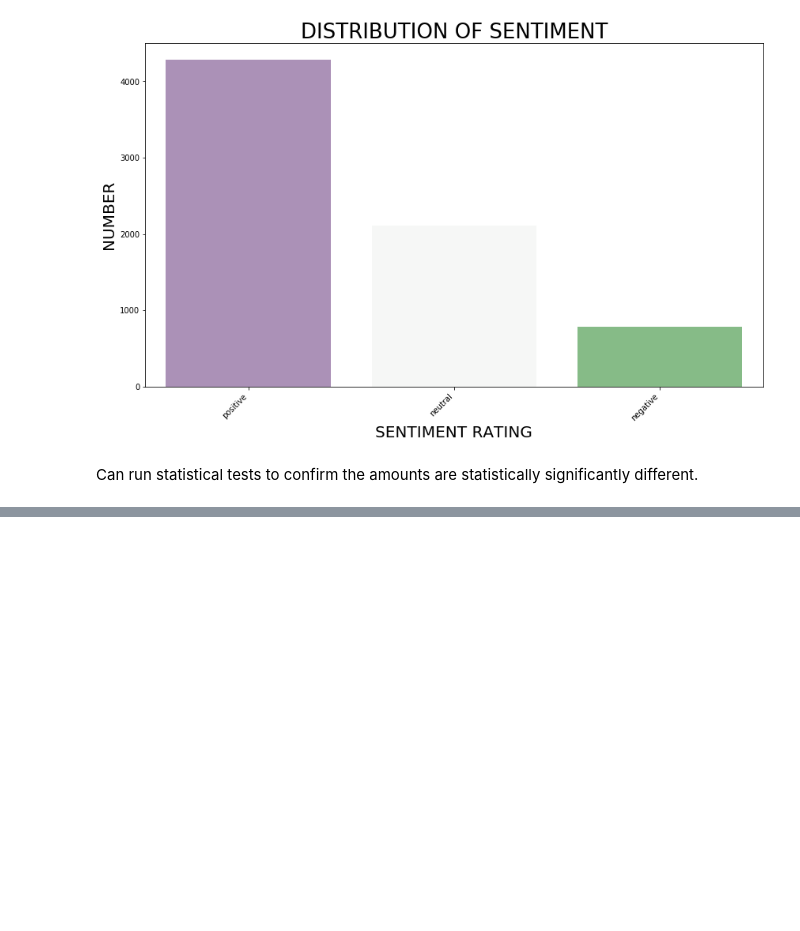
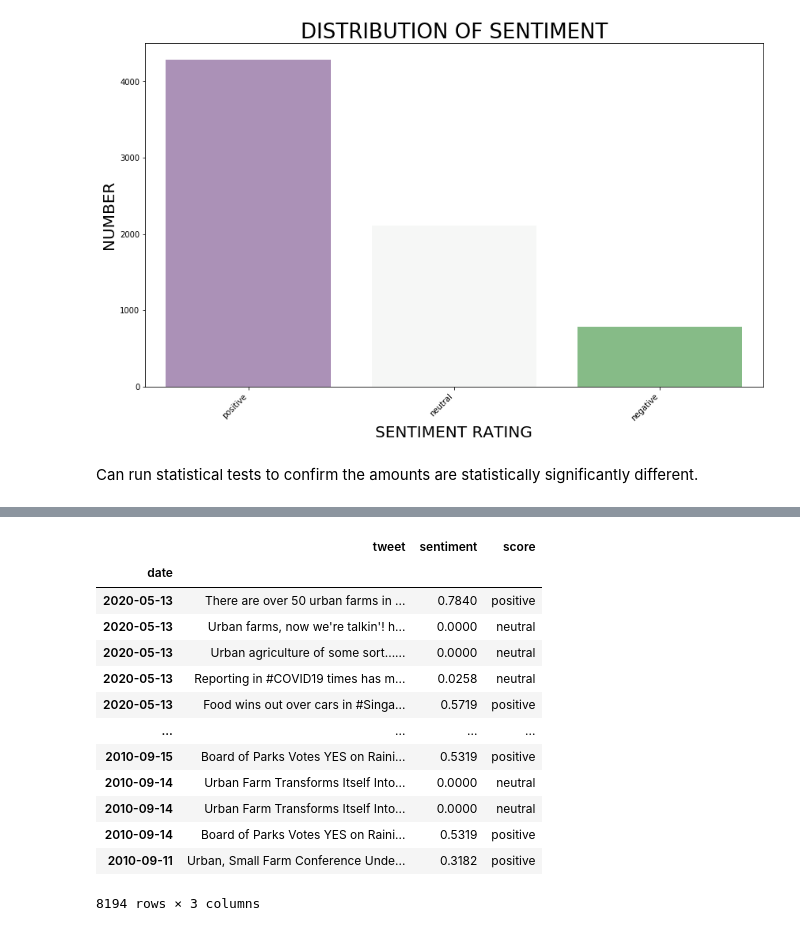
Before and after one commit to daveajstearns/mod5_project, a Jupyter notebook: nlp_component.ipynb, the cells around one changed output, grey strips where cells are left out. Drawn from its saved outputs; the diff is of its cells as text; code cells hidden in the pictures; blank space fills up the shorter version.

```diff
--- a/nlp_component.ipynb
+++ b/nlp_component.ipynb
@@ -175,0 +198,17 @@ Can run statistical tests to confirm the amounts are statistically significantly
+# %%
+mas
+# %% [output]
+|  | tweet | sentiment | score |
+| date |  |  |  |
+| 2020-05-13 | There are over 50 urban farms in ... | 0.7840 | positive |
+| 2020-05-13 | Urban farms, now we're talkin'! h... | 0.0000 | neutral |
+| 2020-05-13 | Urban agriculture of some sort...... | 0.0000 | neutral |
+| 2020-05-13 | Reporting in #COVID19 times has m... | 0.0258 | neutral |
+| 2020-05-13 | Food wins out over cars in #Singa... | 0.5719 | positive |
+| ... | ... | ... | ... |
+| 2010-09-15 | Board of Parks Votes YES on Raini... | 0.5319 | positive |
+| 2010-09-14 | Urban Farm Transforms Itself Into... | 0.0000 | neutral |
+| 2010-09-14 | Urban Farm Transforms Itself Into... | 0.0000 | neutral |
+| 2010-09-14 | Board of Parks Votes YES on Raini... | 0.5319 | positive |
+| 2010-09-11 | Urban, Small Farm Conference Unde... | 0.3182 | positive |
+8194 rows × 3 columns
```
Also changed, not shown: parts of 5 cells of this notebook, 1 other file.
